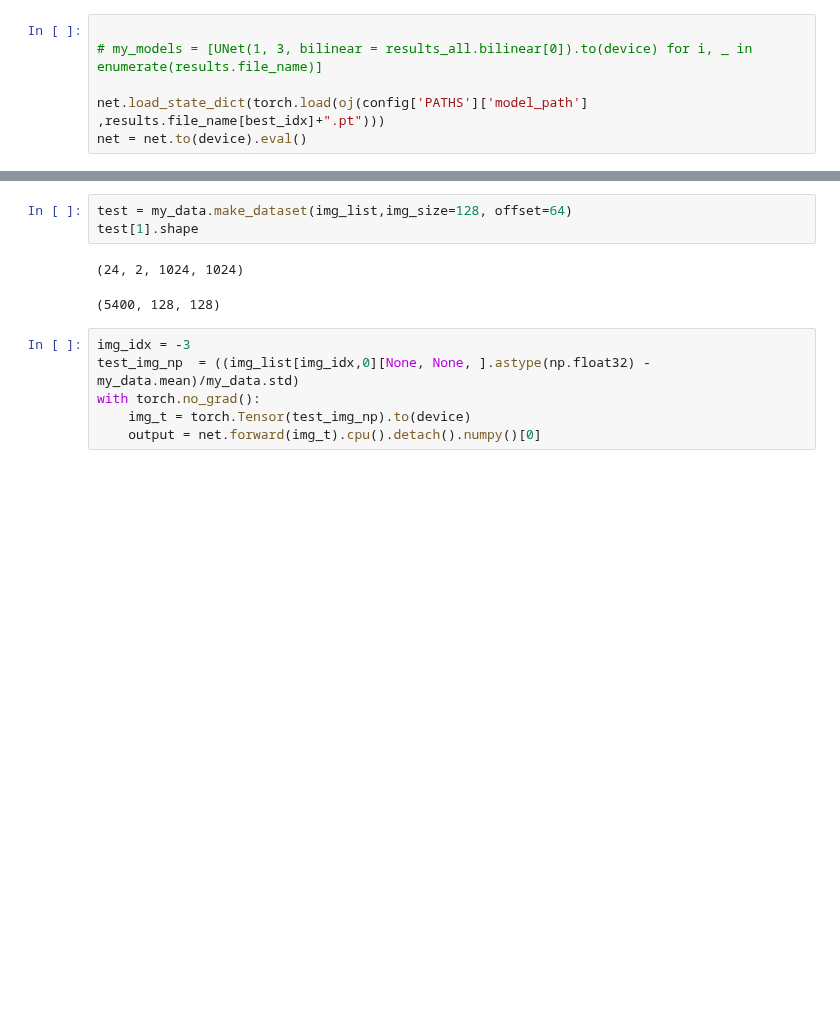
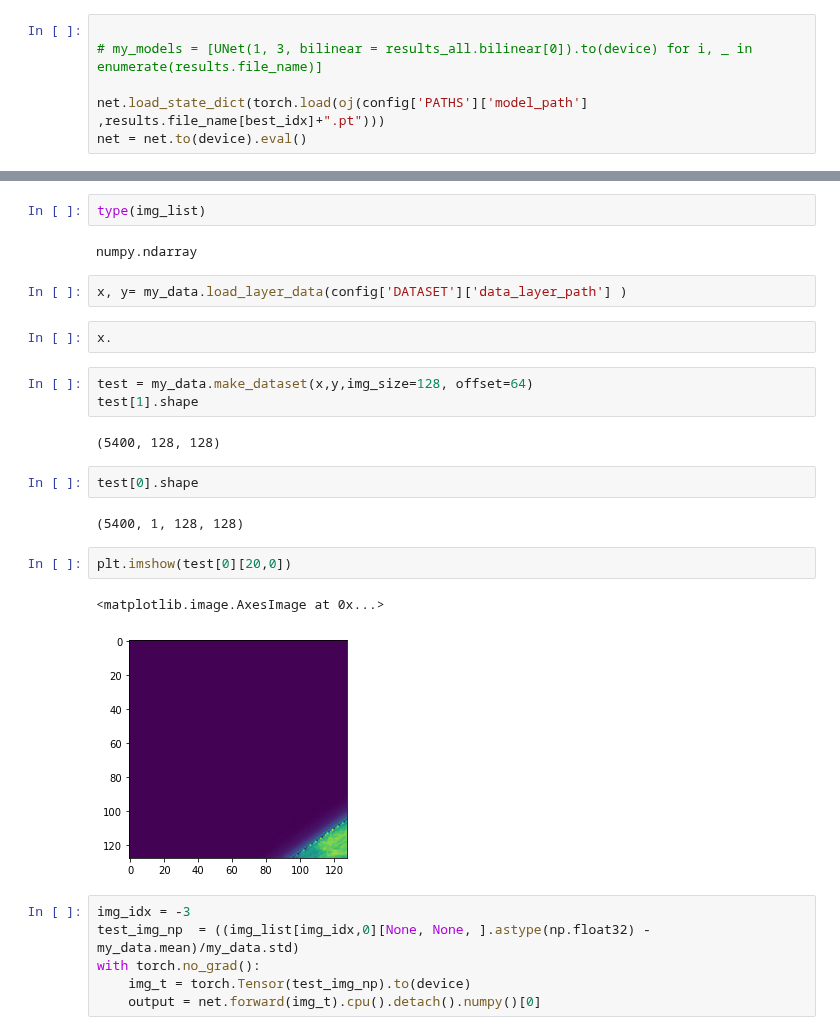
Before and after one commit to laura-rieger/segmenter, a Jupyter notebook: notebooks/Results.ipynb, the cells around one changed output, grey strips where cells are left out. Drawn from its saved outputs; the diff is of its cells as text; blank space fills up the shorter version.

```diff
--- a/notebooks/Results.ipynb
+++ b/notebooks/Results.ipynb
@@ -115,9 +98,25 @@ img_list = my_data.load_dummy_data(data_path)
+# %%
+type(img_list)
+# %% [output]
+numpy.ndarray
+# %%
+x, y= my_data.load_layer_data(config['DATASET']['data_layer_path'] )
+# %%
+x.
 # %%
-test = my_data.make_dataset(img_list,img_size=128, offset=64)
+test = my_data.make_dataset(x,y,img_size=128, offset=64)
 test[1].shape
 # %% [output]
-(24, 2, 1024, 1024)
+(5400, 128, 128)
-(5400, 128, 128)
+# %%
+test[0].shape
+# %% [output]
+(5400, 1, 128, 128)
+# %%
+plt.imshow(test[0][20,0])
+# %% [output]
+<matplotlib.image.AxesImage at 0x...>
+[figure, added]
 # %%
 img_idx = -3
 test_img_np  = ((img_list[img_idx,0][None, None, ].astype(np.float32) -my_data.mean)/my_data.std)
```
Also changed, not shown: parts of 10 cells of this notebook, 4 other files.
